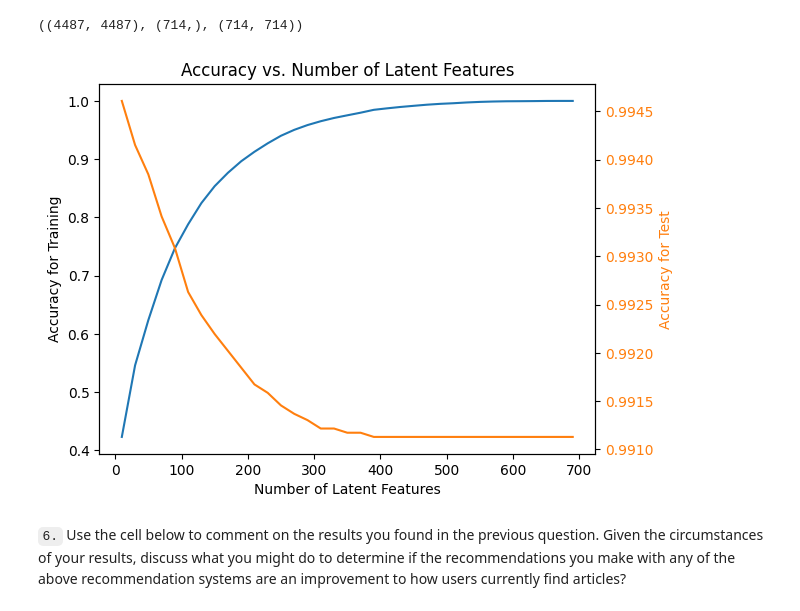
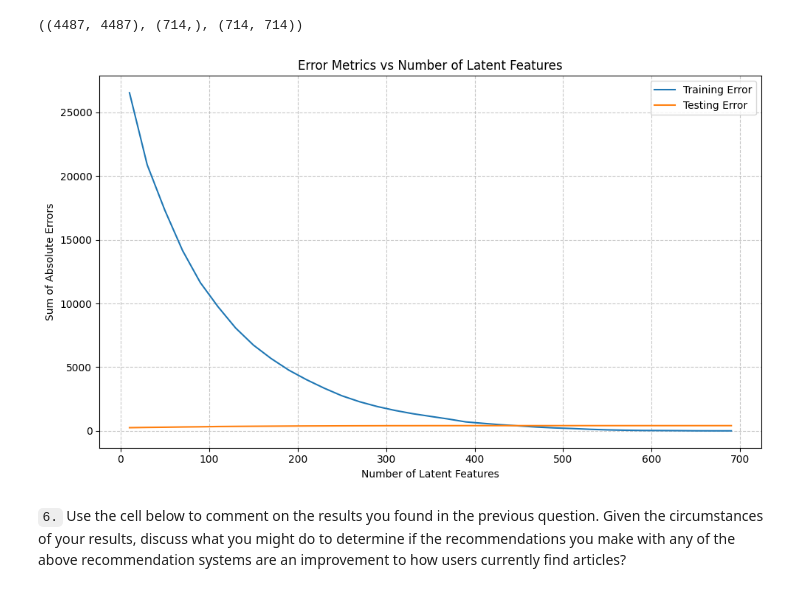
Before and after one commit to nmd2k/Data-Scientist-Udacity, a Jupyter notebook: Project-3/Recommendations_with_IBM.ipynb, the cells around one changed output. Drawn from its saved outputs; the diff is of its cells as text; code cells hidden in the pictures.

```diff
--- a/Project-3/Recommendations_with_IBM.ipynb
+++ b/Project-3/Recommendations_with_IBM.ipynb
@@ -941,19 +989,0 @@ for num_features in num_latent_feats:
-# %%
-# Plotting the training and test accuracies
-fig, ax1 = plt.subplots()
-
-ax1.set_xlabel('Number of Latent Features')
-ax1.set_ylabel('Accuracy for Training')
-ax1.plot(num_latent_feats, 1 - np.array(train_errors)/df.shape[0])
-ax1.tick_params(axis='y')
-ax1.set_title('Accuracy vs. Number of Latent Features')
-
-color = 'tab:orange'
-ax2 = ax1.twinx()
-ax2.set_ylabel('Accuracy for Test', color=color)  # we already handled the x-label with ax1
-ax2.plot(num_latent_feats, 1 - np.array(test_errors)/df.shape[0], color=color)
-ax2.tick_params(axis='y', labelcolor=color)
-
-plt.show()
-# %% [output]
-[figure, removed]
@@ -959,0 +1015,13 @@ plt.show()
+# %%
+def calculate_predictions(u_matrix, s_matrix, vt_matrix):
+    """
+    Calculate predicted ratings using matrix factorization
+    """
+    return np.around(np.dot(np.dot(u_matrix, s_matrix), vt_matrix))
+
+def calculate_errors(actual, predicted):
+    """
+    Calculate absolute errors between actual and predicted values
+    """
+    diff = np.subtract(actual, predicted)
+    return np.sum(np.sum(np.abs(diff)))
@@ -960,3 +1061,45 @@ plt.show()
+# %%
+# Generate evaluation results
+train_errors, test_errors = evaluate_latent_features(
+    num_latent_feats, u_train, s_train, vt_train,
+    u_test, vt_test, user_item_train, user_item_test, predictable_users
+)
+# %%
+def plot_error_metrics(num_latent_feats, train_errors, test_errors):
+    """
+    Plot training and testing errors against number of latent features
+
+    Parameters:
+    -----------
+    num_latent_feats : array-like
+        Array of latent feature counts tested
+    train_errors : array-like
+        Training error values
+    test_errors : array-like
+        Testing error values
+    """
+    plt.figure(figsize=(10, 6))
+
+    # Plot training and test errors
+    plt.plot(num_latent_feats, train_errors, label='Training Error')
+    plt.plot(num_latent_feats, test_errors, label='Testing Error')
+
+    # Add labels and title
+    plt.xlabel('Number of Latent Features')
+    plt.ylabel('Sum of Absolute Errors')
+    plt.title('Error Metrics vs Number of Latent Features')
+
+    # Add legend and grid
+    plt.legend()
+    plt.grid(True, linestyle='--', alpha=0.7)
+
+    # Adjust layout and display
+    plt.tight_layout()
+    plt.show()
+
+plot_error_metrics(num_latent_feats, train_errors, test_errors)
+# %% [output]
+[figure, added]
 # %% [markdown]
 `6.` Use the cell below to comment on the results you found in the previous question. Given the circumstances of your results, discuss what you might do to determine if the recommendations you make with any of the above recommendation systems are an improvement to how users currently find articles?
 # %% [markdown]
```
Also changed, not shown: parts of 13 cells of this notebook, 6 other files.
